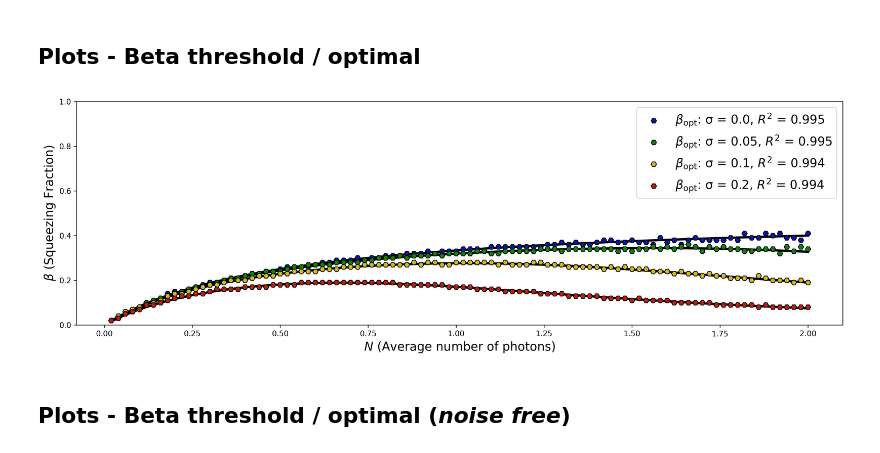
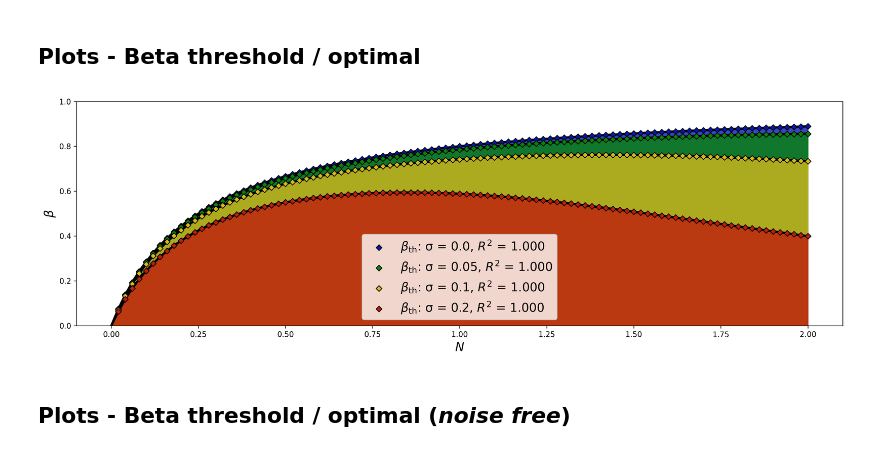
Before and after one commit to KPourgourides/Quantum-Communications-Internship-IRIDA-, a Jupyter notebook: testing_phase_diff.ipynb, the cells around one changed output. Drawn from its saved outputs; the diff is of its cells as text; code cells hidden in the pictures.

Commit message:
prepared some figures for presentation

```diff
--- a/testing_phase_diff.ipynb
+++ b/testing_phase_diff.ipynb
@@ -60,9 +60,9 @@ pd.plot_homodyne_perr(sigmas_test, colors_1[2:], colors_2[2:], dss = 'all', cs =
 # %%
 reload_protocols()
 sigmas_test = [0.0,0.05,0.1,0.2]
-pd.plot_squeezing(sigmas_test, colors_2, colors_2, opt = True, th = False)
+pd.plot_squeezing(sigmas_test, colors_2, colors_2, opt = False, th = True)
 # %% [output]
-[figure, old version]
+[figure, new version]
 # %% [markdown]
 ## **Plots** - Beta threshold / optimal (***noise free***)
 # %%
```
Also changed, not shown: parts of 1 cell of this notebook, 3 other files.
